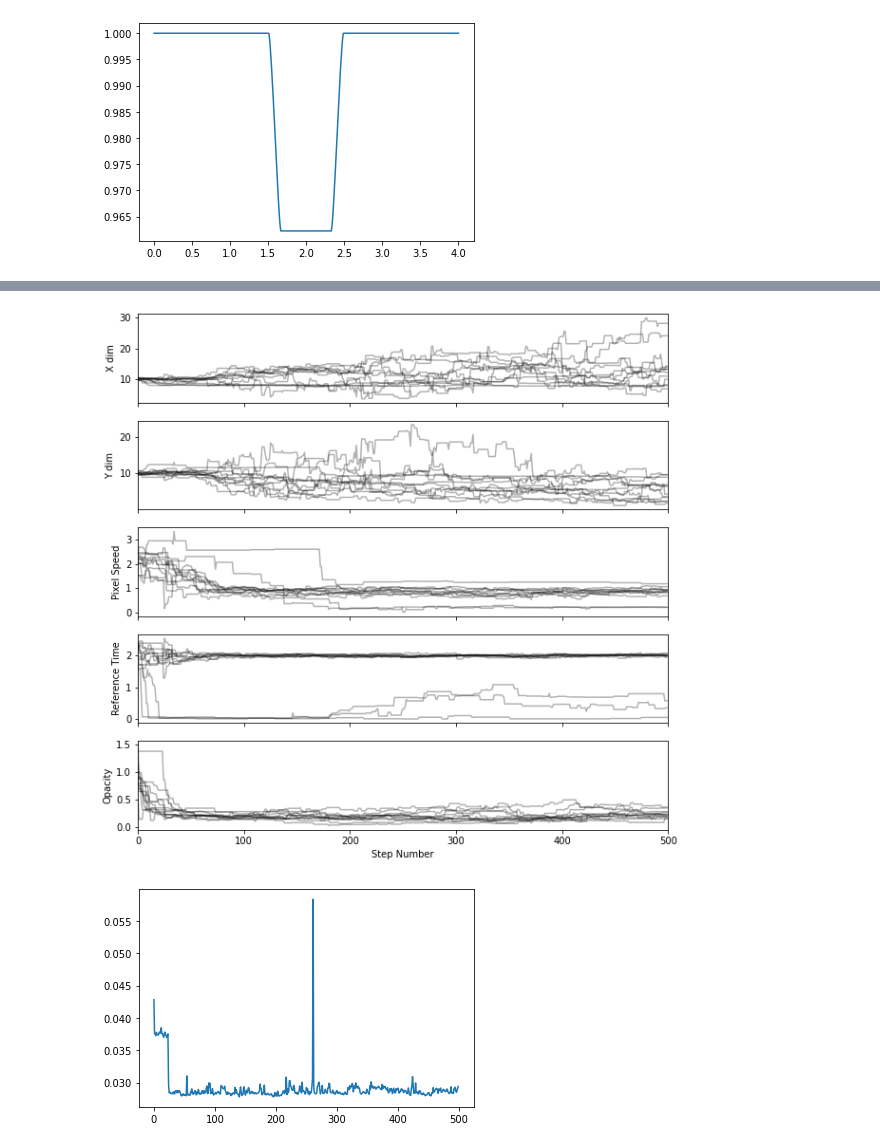
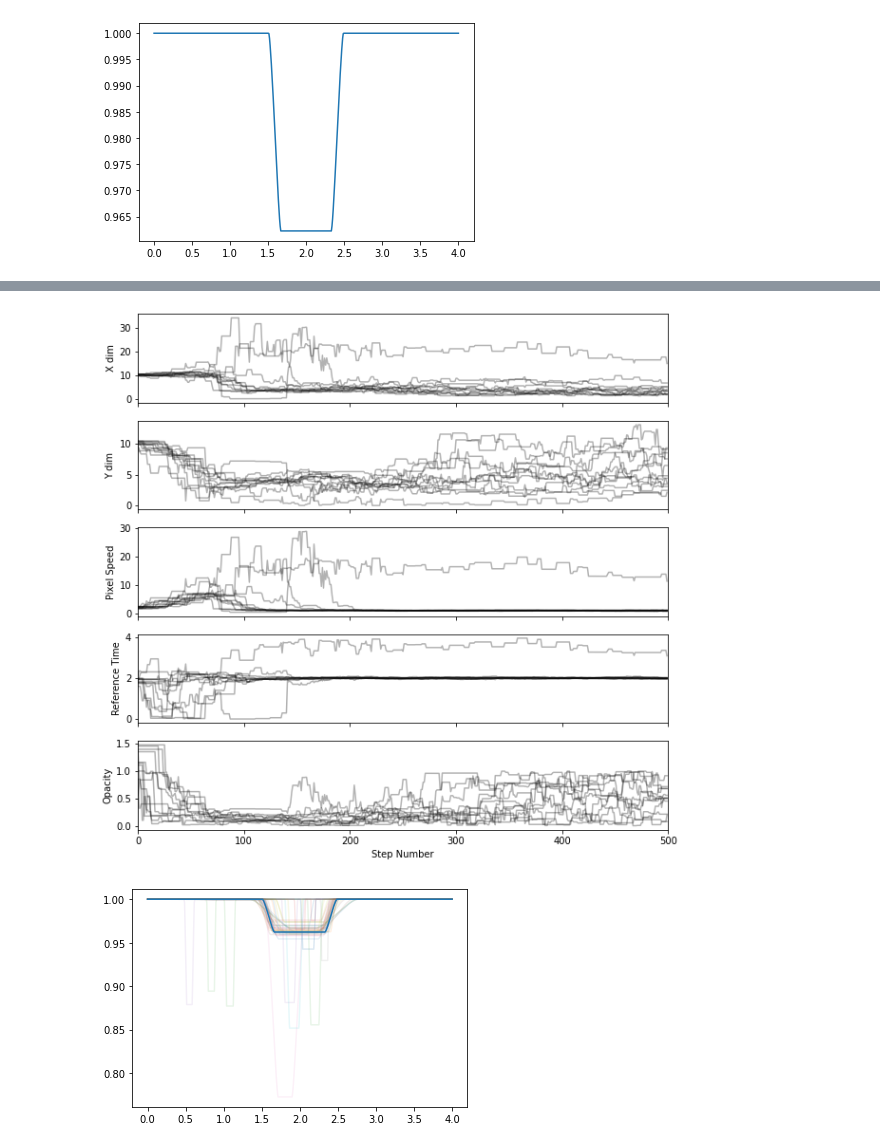
Before and after one commit to joshua-bromley/mcmcSampler, a Jupyter notebook: sampler.ipynb, the cells around one changed output, grey strips where cells are left out. Drawn from its saved outputs; the diff is of its cells as text; code cells hidden in the pictures.

Commit message:
Added more visualization to the sampler

```diff
--- a/sampler.ipynb
+++ b/sampler.ipynb
@@ -85,7 +85,7 @@ def logLikelihood(theta, times, flux, fluxErr):
         lnl (float) - log likelihood for the given theta values
     """
     xdim, ydim, velocity, tRef, opacity = theta
-    fluxPredicted = transitSim(xdim, ydim,20,velocity,times, tRef,opacity)
+    fluxPredicted = transitSim(xdim, ydim,20,velocity,times, tRef,1)
     error = [((flux[i] - fluxPredicted[i])**2) /(2*fluxErr[i]**2) for i in range(len(flux))]
     lnl = -np.sum(error)
     return lnl
@@ -298,7 +303,17 @@ for i in range(ndim):
 axes[-1].set_xlabel("Step Number")
 plt.show()
 # %% [output]
-[figure, old version]
+[figure, new version]
 # %%
+fig = plt.subplot()
+flat_samples = sampler.get_chain(discard=10, thin=15, flat=True)
+inds = np.random.randint(len(flat_samples), size=50)
+for ind in inds:
+    sample = flat_samples[ind]
+    sampleFlux = transitSim(sample[0],sample[1],20,sample[2],times,sample[3],1)
+    fig.plot(times,sampleFlux,alpha = 0.1)
+
+fig.plot(times,flux)
+plt.show()
 # %% [output]
-[figure, old version]
+[figure, new version]
```
Also changed, not shown: parts of 1 cell of this notebook, 1 other file.
